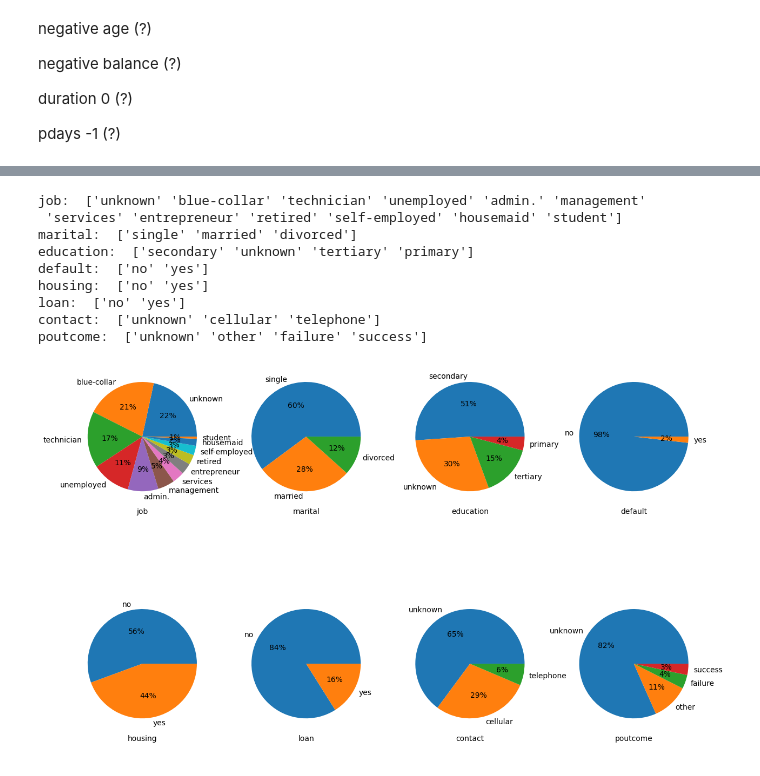
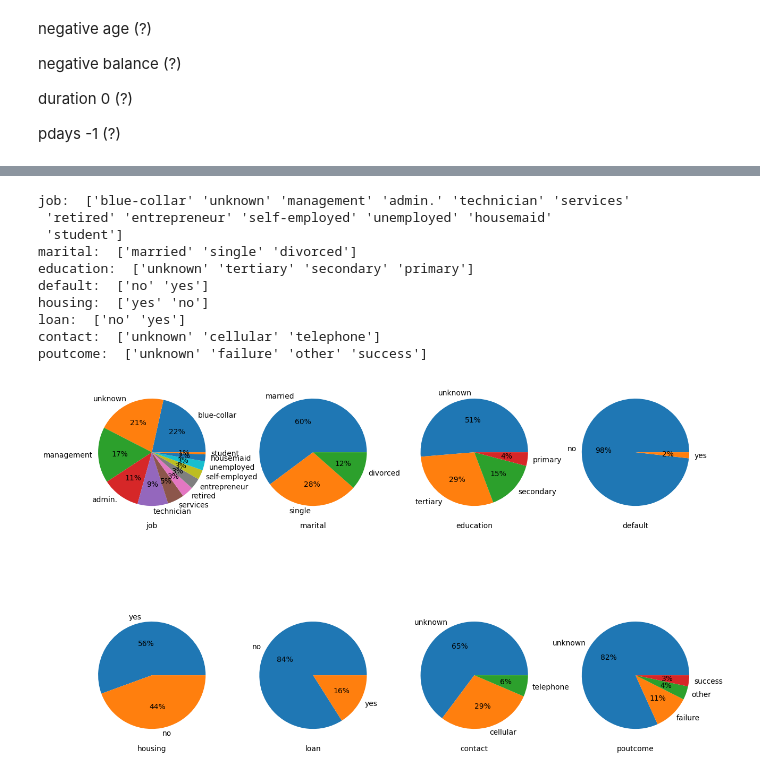
Before and after one commit to BangerVanos/IDA, a Jupyter notebook: LR2/lw_9.ipynb, the cells around one changed output, grey strips where cells are left out. Drawn from its saved outputs; the diff is of its cells as text; code cells hidden in the pictures.

```diff
--- a/LR2/lw_9.ipynb
+++ b/LR2/lw_9.ipynb
@@ -114,12 +102,12 @@ duration 0 (?)
 pdays -1 (?)
 # %%
 def covariate_transform(df: pd.DataFrame) -> pd.DataFrame:
-    df.age=df.age.apply(lambda x: 18 if x<18 else x) #assume minimal age of a client is 18 y.o
-    df.balance=df.balance.apply(lambda x: 0 if x<0 else x) #assume there is no minimal balance (?)
-    df.duration=df.duration.apply(lambda x: 1 if x<1 else x) #i'm not really sure what duration means here, but i assume duration must be greater than 0 (?)
-    df.pdays=df.pdays.apply(lambda x: 1 if x<1 else x) #again i'm not really sure what pdays means here, but i assume it means "previous days" (?), so i think it should be greater than 0
+    df.age=df.age.apply(lambda x: 18 if x < 18 else x) #assume minimal age of a client is 18 y.o
+    df.balance=df.balance.apply(lambda x: 0 if x < 0 else x) #assume there is no minimal balance (?)
+    df.duration=df.duration.apply(lambda x: 0 if x < 0 else x) #i'm not really sure what duration means here, but i assume duration must be greater than 0 (?)
+    df.pdays=df.pdays.apply(lambda x: 0 if x < 0 else x) #again i'm not really sure what pdays means here, but i assume it means "previous days" (?), so i think it should be greater than 0
     return df
+# %%
+df.y = df.y.apply(lambda x: {'yes': 1, 'no': 0}[x])
 # %%
-x_train=covariate_transform(x_train)
-x_test=covariate_transform(x_test)
-x_train.describe()
+df = covariate_transform(df)
@@ -156,24 +114,25 @@ memory usage: 4.7+ MB
 # %%
-cat_col=list(x_train.select_dtypes(include='object').columns)
-num_col=list(set(x_train.columns.values)-set(cat_col))
+cat_cols=list(df.drop(['y'], axis=1).select_dtypes(include='object').columns)
+num_cols=list(set(df.columns.values)-set(cat_cols) - set(['y']))
 # %%
-for col in cat_col:
-    print(f'{col}: ',x_train[col].unique())
+for col in cat_cols:
+    print(f'{col}: ', df[col].unique())
 # %% [output]
-job:  ['unknown' 'blue-collar' 'technician' 'unemployed' 'admin.' 'management'
- 'services' 'entrepreneur' 'retired' 'self-employed' 'housemaid' 'student']
-marital:  ['single' 'married' 'divorced']
-education:  ['secondary' 'unknown' 'tertiary' 'primary']
+job:  ['blue-collar' 'unknown' 'management' 'admin.' 'technician' 'services'
+ 'retired' 'entrepreneur' 'self-employed' 'unemployed' 'housemaid'
+ 'student']
+marital:  ['married' 'single' 'divorced']
+education:  ['unknown' 'tertiary' 'secondary' 'primary']
 default:  ['no' 'yes']
-housing:  ['no' 'yes']
+housing:  ['yes' 'no']
 loan:  ['no' 'yes']
 contact:  ['unknown' 'cellular' 'telephone']
-poutcome:  ['unknown' 'other' 'failure' 'success']
+poutcome:  ['unknown' 'failure' 'other' 'success']
 # %%
 _, ax = plt.subplots(2, 4, figsize=(15,10))
-for i in range(len(cat_col)):
-    fracs=list(x_train[cat_col[i]].value_counts().values)
-    ax[i//4,i%4].pie(x=fracs,labels=x_train[cat_col[i]].unique(),autopct='%.0f%%')
-    ax[i//4,i%4].set_xlabel(cat_col[i])
+for i, cat_col in enumerate(cat_cols):
+    fracs=list(df[cat_col].value_counts().values)
+    ax[i//4, i%4].pie(x=fracs, labels=df[cat_col].unique(), autopct='%.0f%%')
+    ax[i//4, i%4].set_xlabel(cat_col)
 # %% [output]
-[figure, old version]
+[figure, new version]
```
Also changed, not shown: parts of 26 cells of this notebook.
